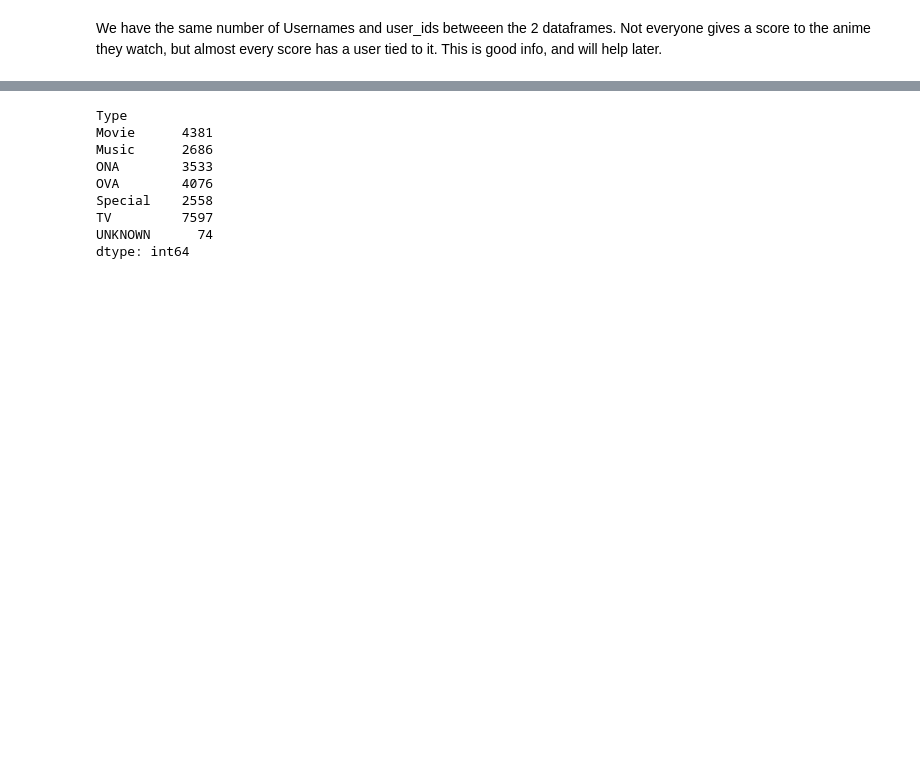
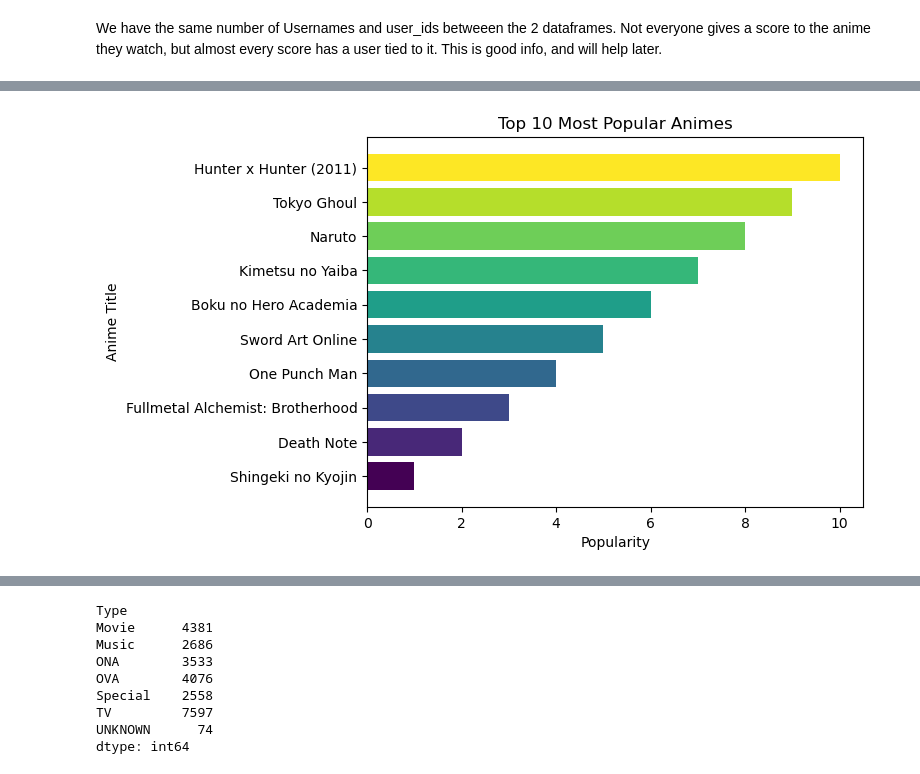
Before and after one commit to JoshRDFI/capstone, a Jupyter notebook: AnimeRecommender.ipynb, the cells around one changed output, grey strips where cells are left out. Saved outputs shown, nothing was run; the diff lists cells and outputs as text; code cells hidden in the pictures; blank space fills up the shorter version.

```diff
--- a/AnimeRecommender.ipynb
+++ b/AnimeRecommender.ipynb
@@ -327,0 +333,7 @@ We have the same number of Usernames and user_ids betweeen the 2 dataframes. Not
+# %%
+# Some anime have not been ranked, and have a zero popularity score. These have to be screened out.
+pop_anime = anime[anime['Popularity'] > 0]
+
+# Sort 'anime' by popularity and select the top 10
+top_10 = pop_anime.sort_values(by='Popularity', ascending=True).head(10)
+print(top_10['English name'])
@@ -327,0 +352,14 @@ We have the same number of Usernames and user_ids betweeen the 2 dataframes. Not
+# %%
+# Vizualization
+# Create unique colors for each bar
+colors = plt.cm.viridis(np.linspace(0, 1, len(top_10)))
+
+# Create a bar chart with different colors for each bar
+plt.barh(top_10['Name'], top_10['Popularity'], color=colors)
+plt.xlabel('Popularity')
+plt.ylabel('Anime Title')
+plt.title('Top 10 Most Popular Animes')
+
+plt.show()
+# %% [output]
+[figure, added]
```
Also changed, not shown: parts of 16 cells of this notebook.
